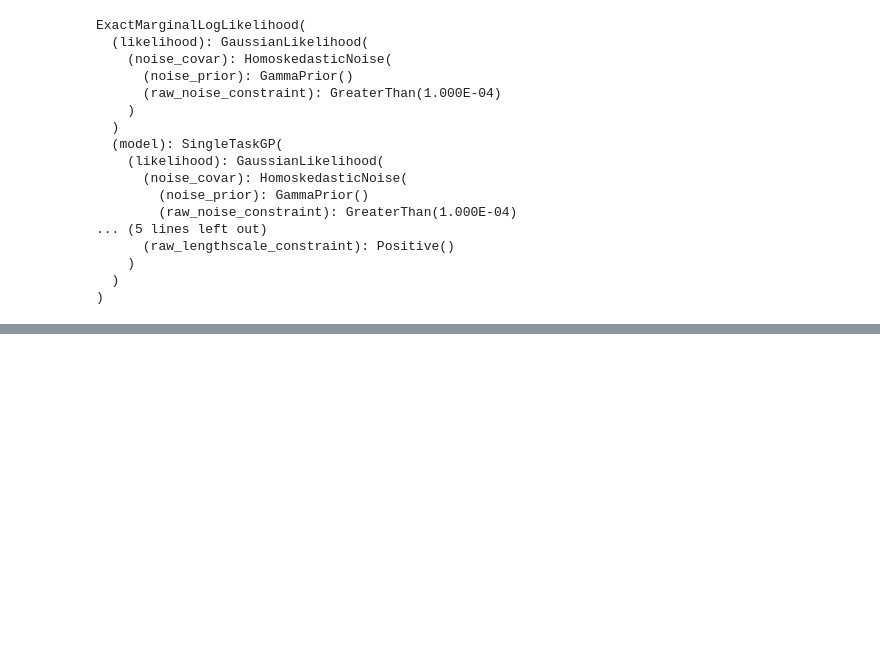
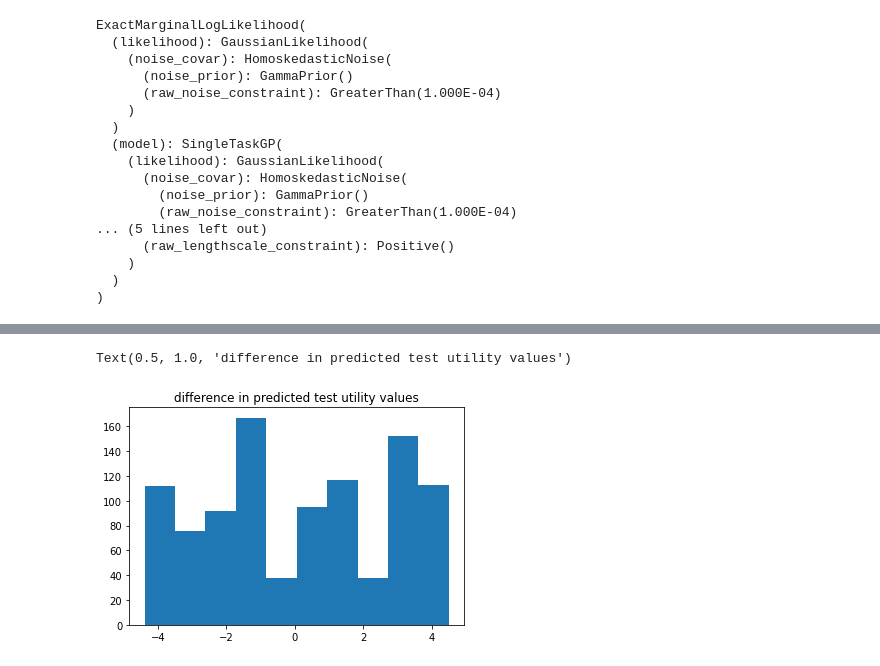
Before and after one commit to zyyjjj/low_rank_BOPE, a Jupyter notebook: notebooks/[Demo]_synthetic_2D_simulation_with_PCAGP.ipynb, the cells around one changed output, grey strips where cells are left out. Drawn from its saved outputs; the diff is of its cells as text; code cells hidden in the pictures; blank space fills up the shorter version.

```diff
--- a/notebooks/[Demo]_synthetic_2D_simulation_with_PCAGP.ipynb
+++ b/notebooks/[Demo]_synthetic_2D_simulation_with_PCAGP.ipynb
@@ -627,0 +599,6 @@ cpu_util:  tensor([ 2.4877e+00, -3.1806e+01, -4.8423e+01, -1.1004e+01, -4.2928e+
+# %%
+plt.hist((pred_util_vals_st - pred_util_vals_pca).detach().numpy())
+plt.title('difference in predicted test utility values')
+# %% [output]
+Text(0.5, 1.0, 'difference in predicted test utility values')
+[figure, added]
```
Also changed, not shown: parts of 23 cells of this notebook.
